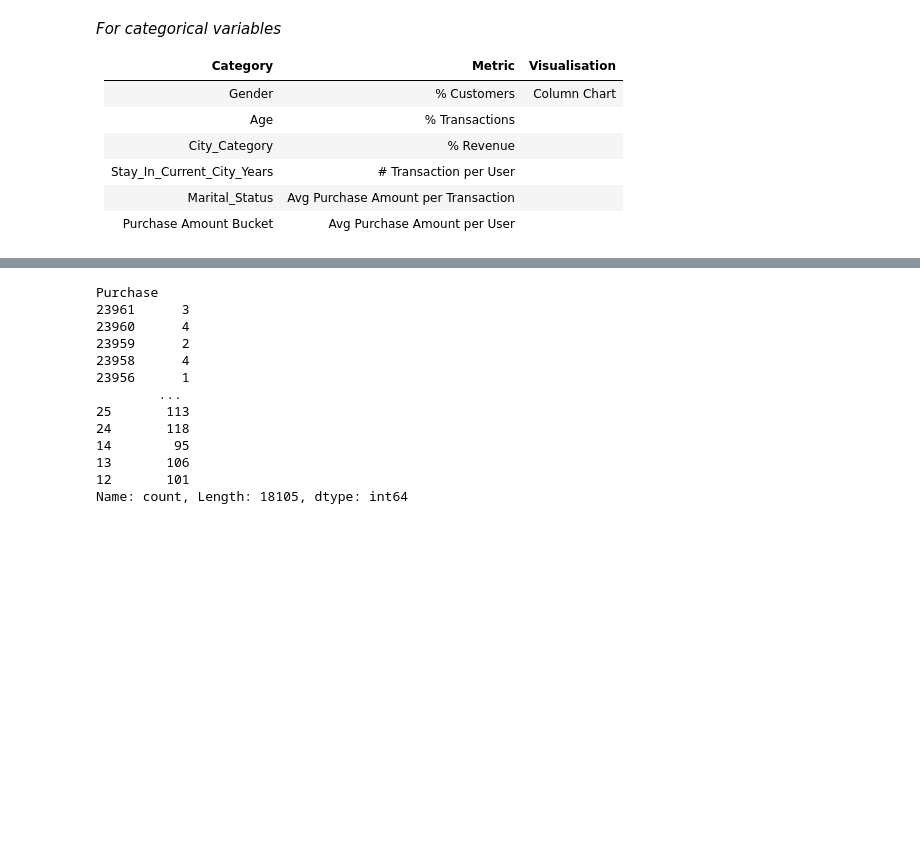
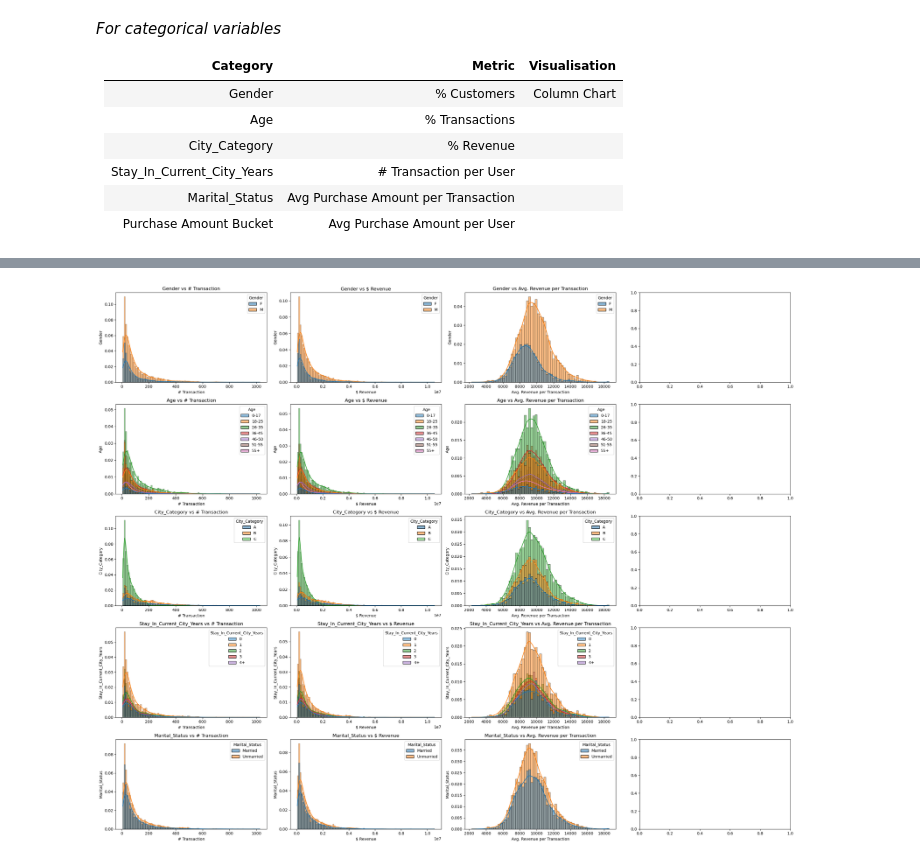
Before and after one commit to lsp-sandeep/ScalerDSML, a Jupyter notebook: Walmart/exploratory_analysis.ipynb, the cells around one changed output, grey strips where cells are left out. Cells and saved outputs as stored; diff of their text form; code cells hidden in the pictures; blank space fills up the shorter version.

```diff
--- a/Walmart/exploratory_analysis.ipynb
+++ b/Walmart/exploratory_analysis.ipynb
@@ -414,16 +502,16 @@ plt.show()
-# %%
-analysis_data['Purchase'].value_counts().sort_index(ascending= False)
-# %% [output]
-Purchase
-23961      3
-23960      4
-23959      2
-23958      4
-23956      1
-        ...
-25       113
-24       118
-14        95
-13       106
-12       101
-Name: count, Length: 18105, dtype: int64
+# %%
+r, c = get_size(categorical_columns), get_size(user_base_aggs) + get_size(user_agg_columns) + 1
+
+fig, axes = plt.subplots(r, c, figsize=(r*5, c*5))
+
+for i, column in enumerate(categorical_columns):
+    for j, agg_column in enumerate(user_agg_columns):
+        sns.histplot(data= user_agg_data, x= agg_column, hue= column, stat= 'probability',kde= True, ax= axes[i][j])
+        axes[i][j].set_title(f'{column} vs {agg_column}')
+        axes[i][j].set_xlabel(agg_column)
+        axes[i][j].set_ylabel(column)
+
+plt.tight_layout()
+plt.show()
+# %% [output]
+[figure, added]
```
Also changed, not shown: parts of 11 cells of this notebook, 2 other files.
